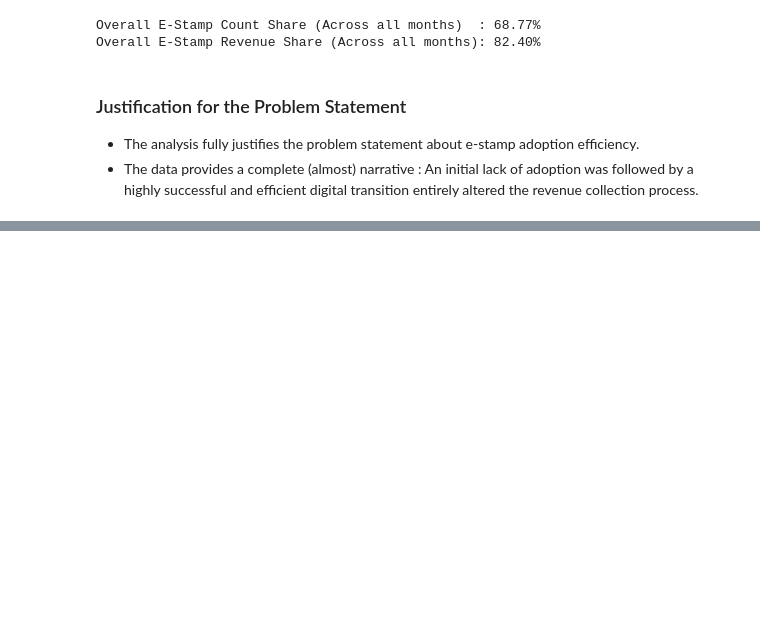
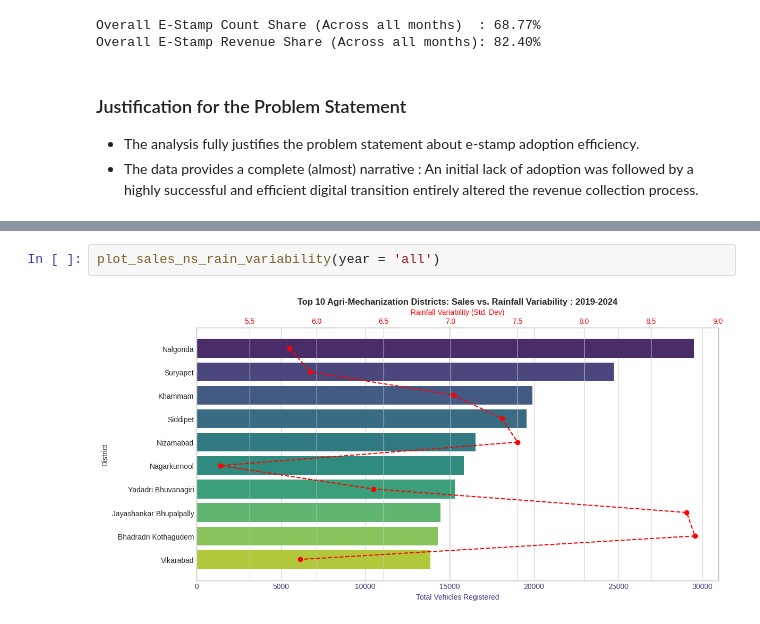
Before and after one commit to jishnukoliyadan/Telangana-Inclusive-Growth-Analysis, a Jupyter notebook: 05_Insight_Report.ipynb, the cells around one changed output, grey strips where cells are left out. Drawn from its saved outputs; the diff is of its cells as text; blank space fills up the shorter version.

```diff
--- a/05_Insight_Report.ipynb
+++ b/05_Insight_Report.ipynb
@@ -424,0 +575,4 @@ Overall E-Stamp Revenue Share (Across all months): 82.40%
+# %%
+plot_sales_ns_rain_variability(year = 'all')
+# %% [output]
+[figure, added]
```
Also changed, not shown: parts of 22 cells of this notebook.
